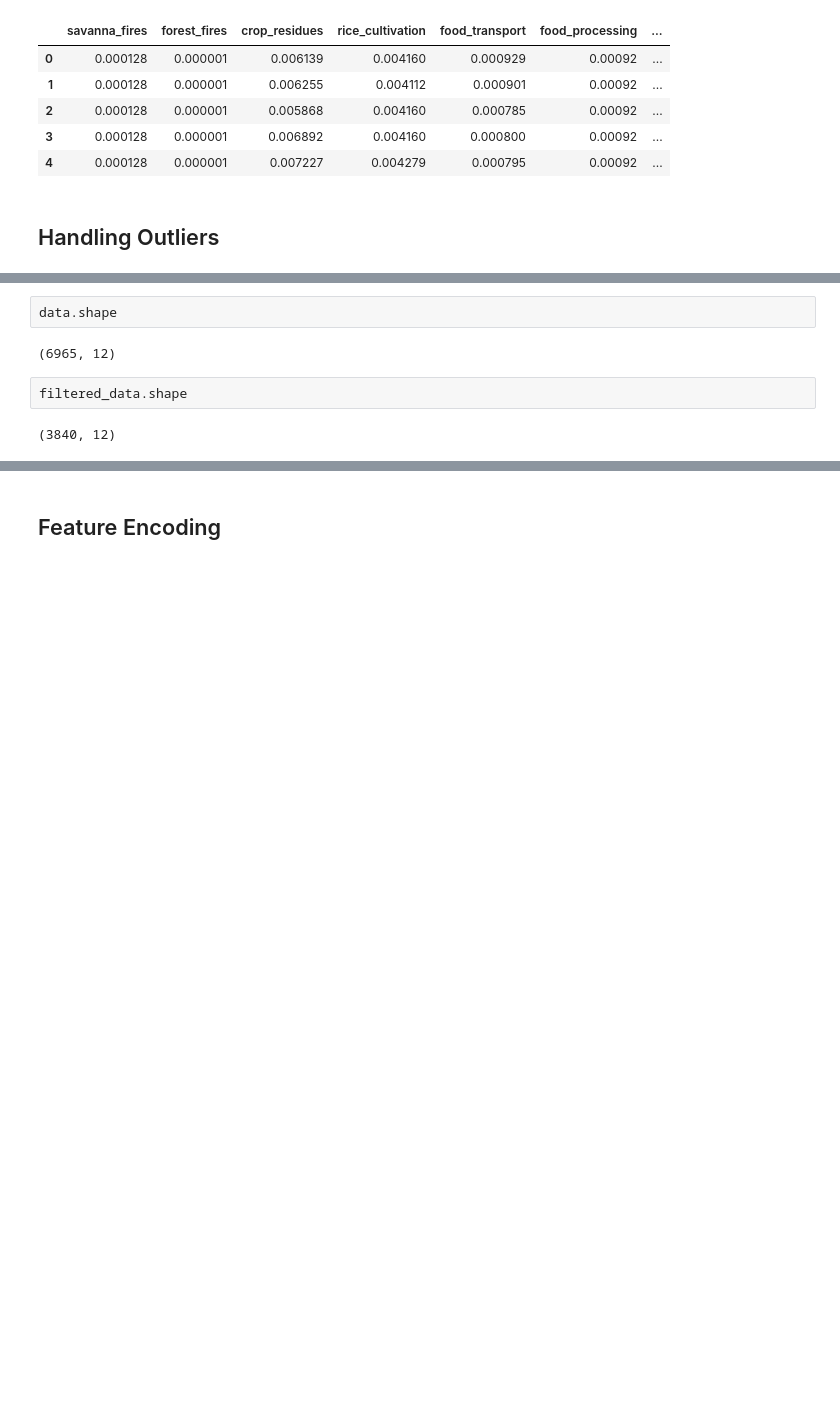
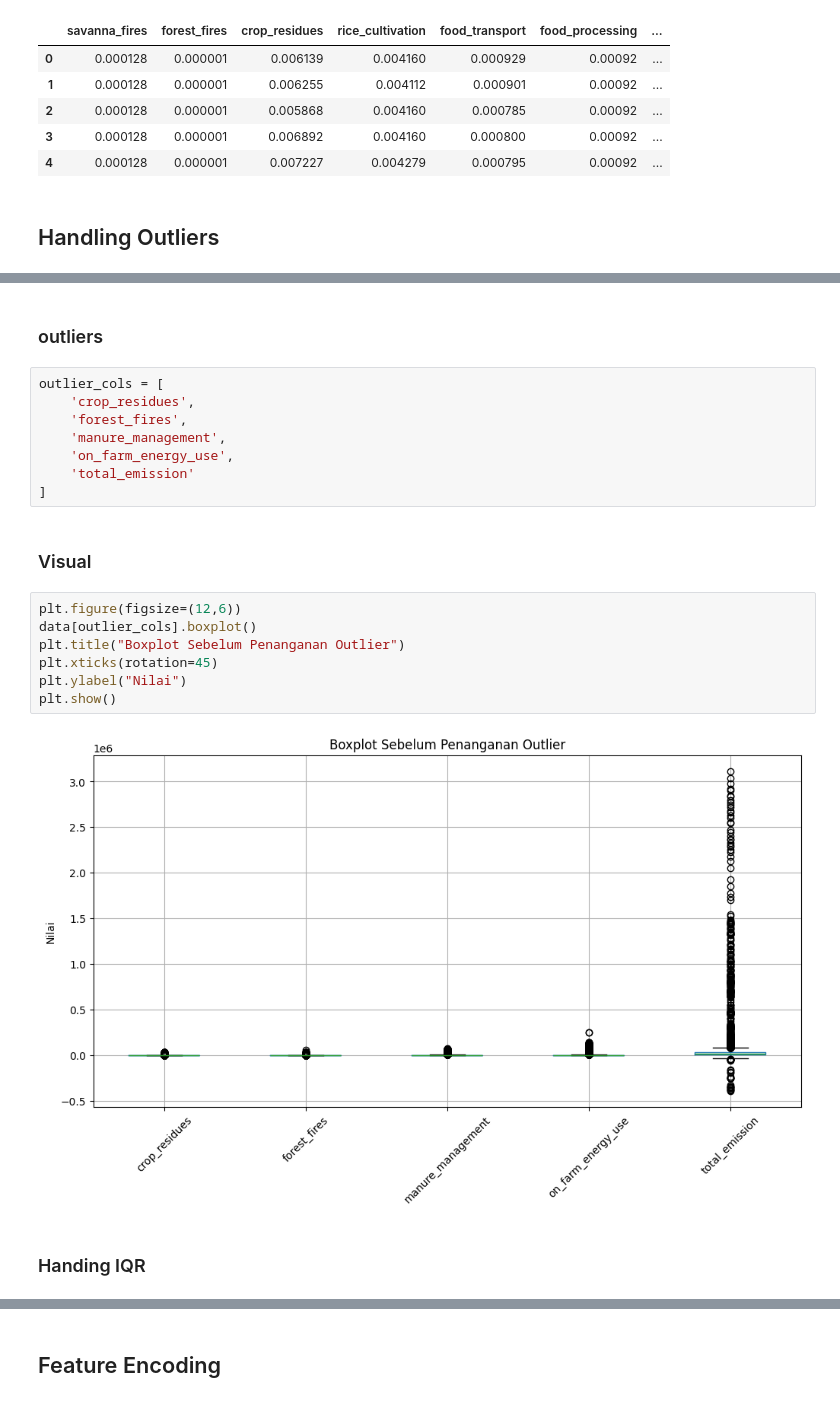
Before and after one commit to yashagozwan/data_mining, a Jupyter notebook: notebooks/submission_3.ipynb, the cells around one changed output, grey strips where cells are left out. Drawn from its saved outputs; the diff is of its cells as text; blank space fills up the shorter version.

```diff
--- a/notebooks/submission_3.ipynb
+++ b/notebooks/submission_3.ipynb
@@ -229,8 +220,23 @@ filtered_data = data[~(
-# %%
-data.shape
-# %% [output]
-(6965, 12)
-# %%
-filtered_data.shape
-# %% [output]
-(3840, 12)
+# %% [markdown]
+### outliers
+# %%
+outlier_cols = [
+    'crop_residues',
+    'forest_fires',
+    'manure_management',
+    'on_farm_energy_use',
+    'total_emission'
+]
+# %% [markdown]
+### Visual
+# %%
+plt.figure(figsize=(12,6))
+data[outlier_cols].boxplot()
+plt.title("Boxplot Sebelum Penanganan Outlier")
+plt.xticks(rotation=45)
+plt.ylabel("Nilai")
+plt.show()
+# %% [output]
+[figure, added]
+# %% [markdown]
+### Handing IQR
```
Also changed, not shown: parts of 4 cells of this notebook.
